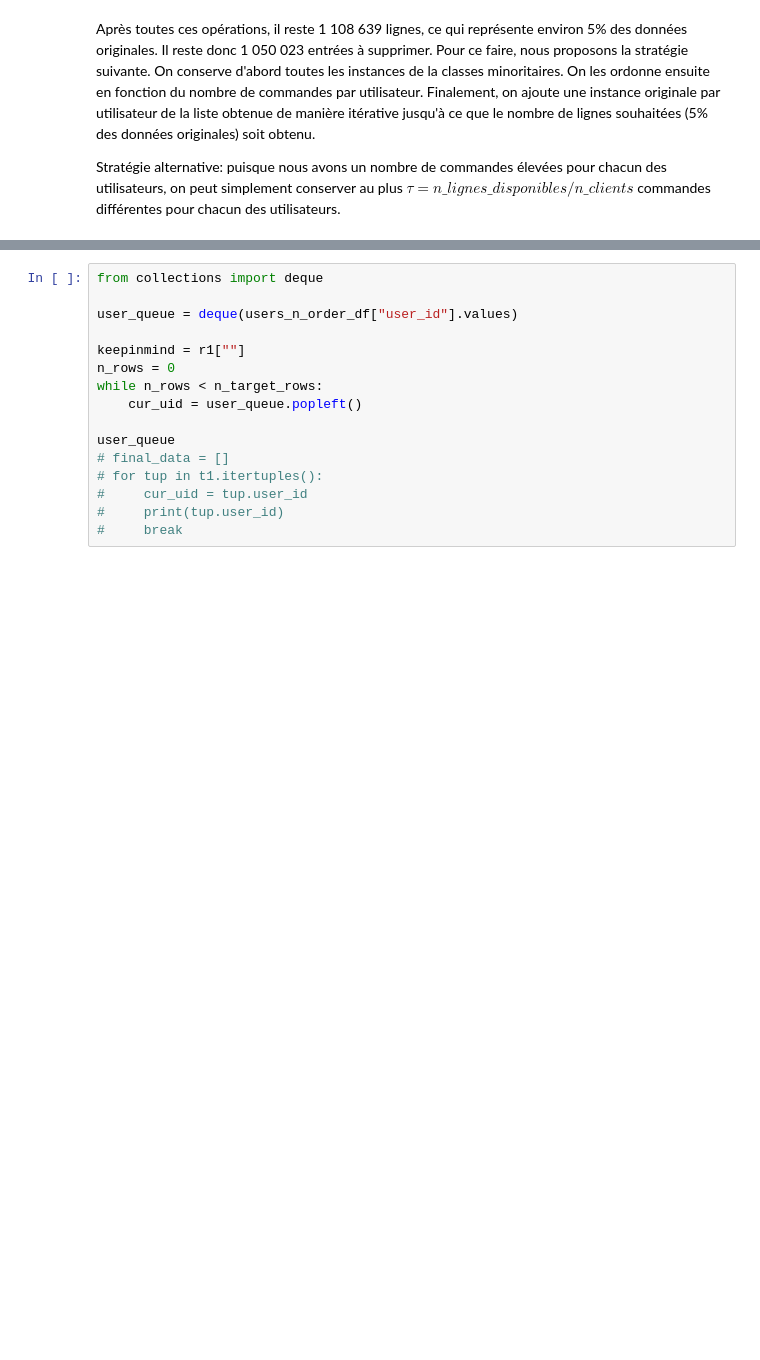
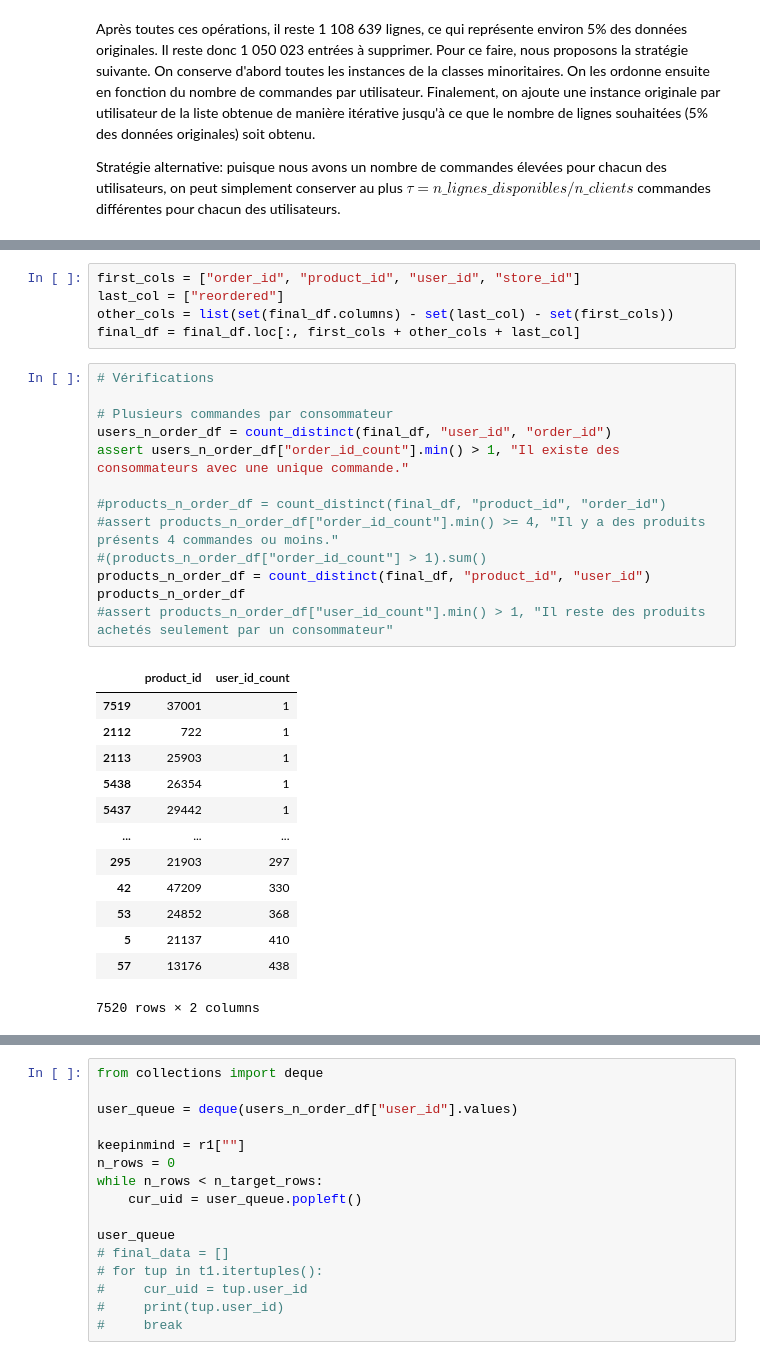
Before and after one commit to ireydiak/fraud_detection, a Jupyter notebook: TP2/JC/groupe5_tp2.ipynb, the cells around one changed output, grey strips where cells are left out. Saved outputs shown, nothing was run; the diff lists cells and outputs as text; blank space fills up the shorter version.

```diff
--- a/TP2/JC/groupe5_tp2.ipynb
+++ b/TP2/JC/groupe5_tp2.ipynb
@@ -261,0 +258,32 @@ while not ratio_is_respected:
+# %%
+first_cols = ["order_id", "product_id", "user_id", "store_id"]
+last_col = ["reordered"]
+other_cols = list(set(final_df.columns) - set(last_col) - set(first_cols))
+final_df = final_df.loc[:, first_cols + other_cols + last_col]
+# %%
+# Vérifications
+
+# Plusieurs commandes par consommateur
+users_n_order_df = count_distinct(final_df, "user_id", "order_id")
+assert users_n_order_df["order_id_count"].min() > 1, "Il existe des consommateurs avec une unique commande."
+
+#products_n_order_df = count_distinct(final_df, "product_id", "order_id")
+#assert products_n_order_df["order_id_count"].min() >= 4, "Il y a des produits présents 4 commandes ou moins."
+#(products_n_order_df["order_id_count"] > 1).sum()
+products_n_order_df = count_distinct(final_df, "product_id", "user_id")
+products_n_order_df
+#assert products_n_order_df["user_id_count"].min() > 1, "Il reste des produits achetés seulement par un consommateur"
+# %% [output]
+|  | product_id | user_id_count |
+| 7519 | 37001 | 1 |
+| 2112 | 722 | 1 |
+| 2113 | 25903 | 1 |
+| 5438 | 26354 | 1 |
+| 5437 | 29442 | 1 |
+| ... | ... | ... |
+| 295 | 21903 | 297 |
+| 42 | 47209 | 330 |
+| 53 | 24852 | 368 |
+| 5 | 21137 | 410 |
+| 57 | 13176 | 438 |
+7520 rows × 2 columns
```
Also changed, not shown: parts of 18 cells of this notebook, 1 other file.
